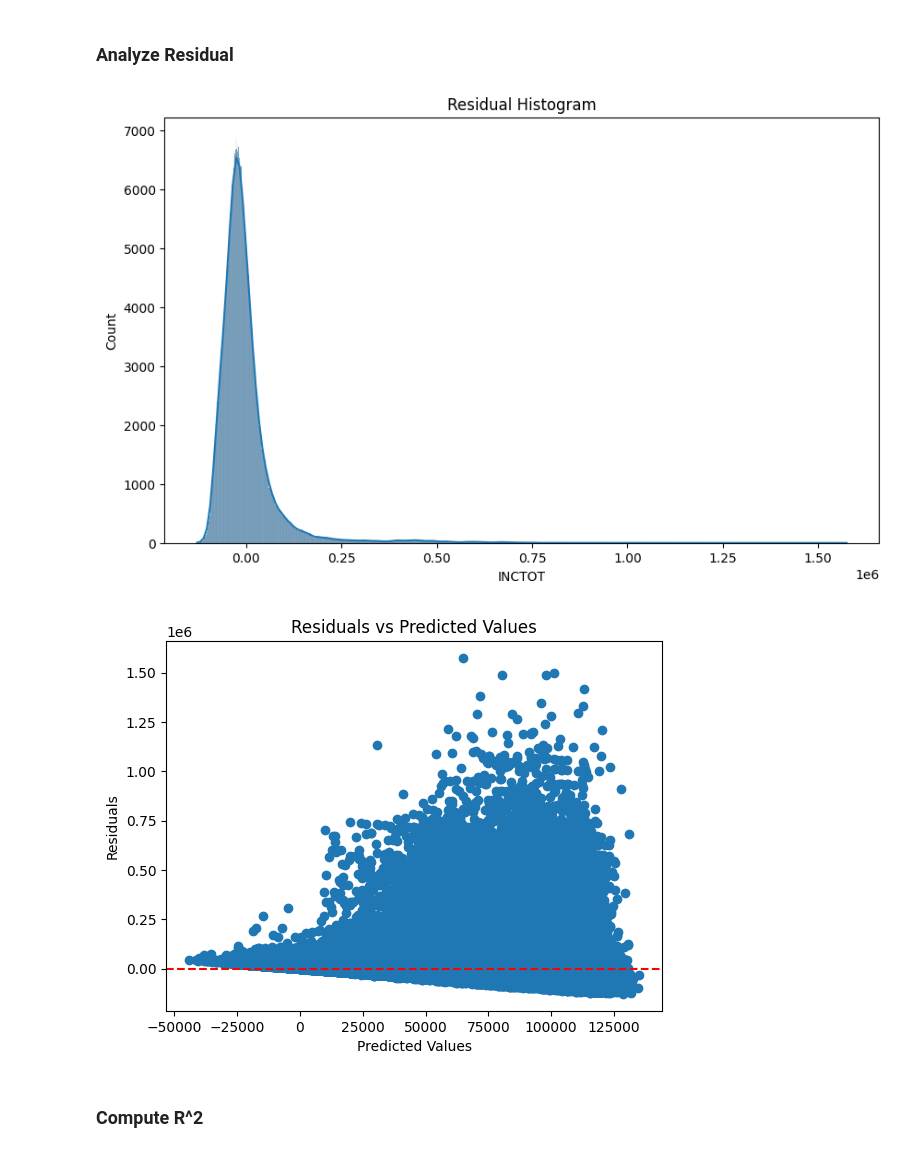
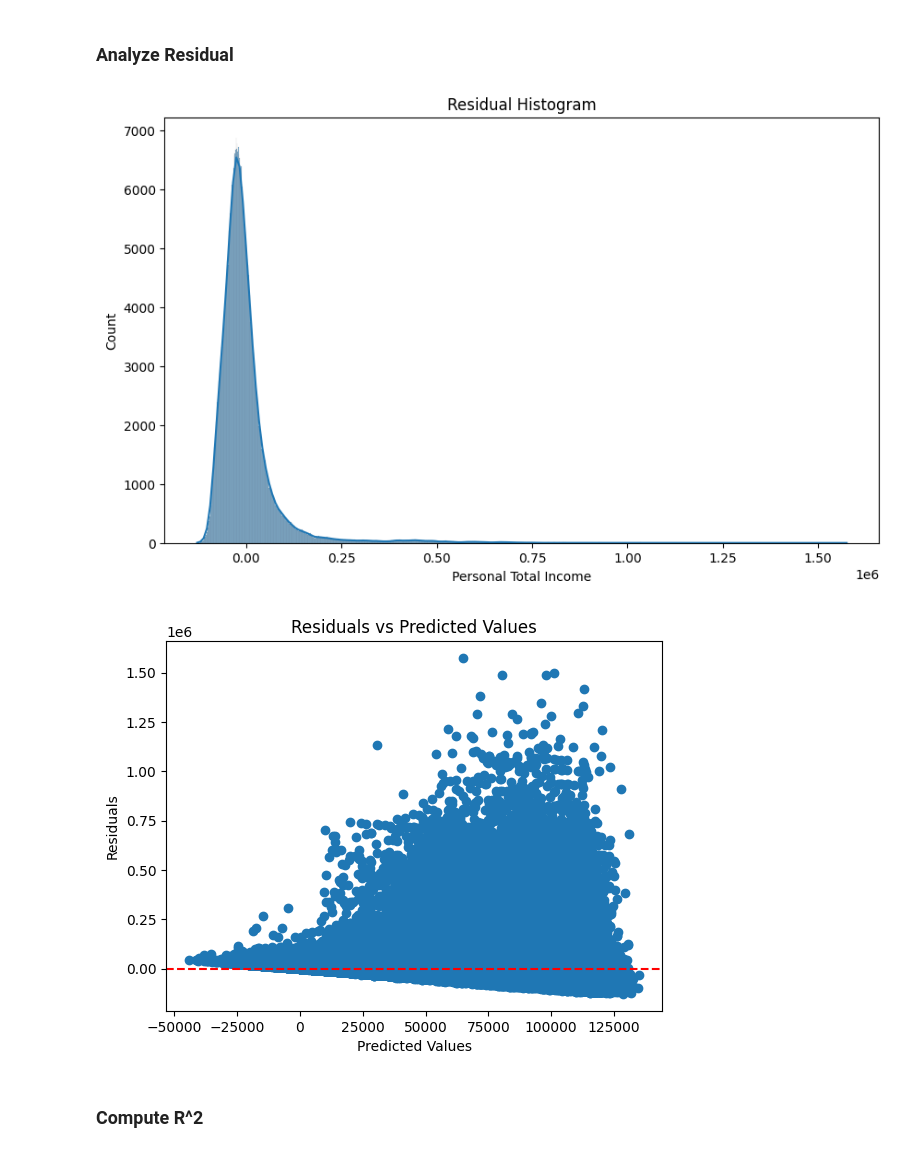
Before and after one commit to Jiazhou-Bi/ACS-Income-Model, a Jupyter notebook: scripts/06-model_data.ipynb, the cells around one changed output. Drawn from its saved outputs; the diff is of its cells as text; code cells hidden in the pictures.

Commit message:
Change linear model residual plot x-title

```diff
--- a/scripts/06-model_data.ipynb
+++ b/scripts/06-model_data.ipynb
@@ -244,25 +244,26 @@ print(vif_data)
 # %%
 import matplotlib.pyplot as plt
 import seaborn as sns
 
 # Residuals
 residuals = y_test - y_pred
 
 # Plot the residuals
 plt.figure(figsize=(10, 6))
 sns.histplot(residuals, kde=True)
 plt.title('Residual Histogram')
+plt.xlabel('Personal Total Income')
 plt.show()
 
 # Scatter plot of residuals vs predicted values
 plt.scatter(y_pred, residuals)
 plt.axhline(0, color='r', linestyle='--')
 plt.xlabel('Predicted Values')
 plt.ylabel('Residuals')
 plt.title('Residuals vs Predicted Values')
 plt.show()
 # %% [output]
-[figure, old version]
+[figure, new version]
 [figure]
 # %% [markdown]
 ### Compute R^2
```
